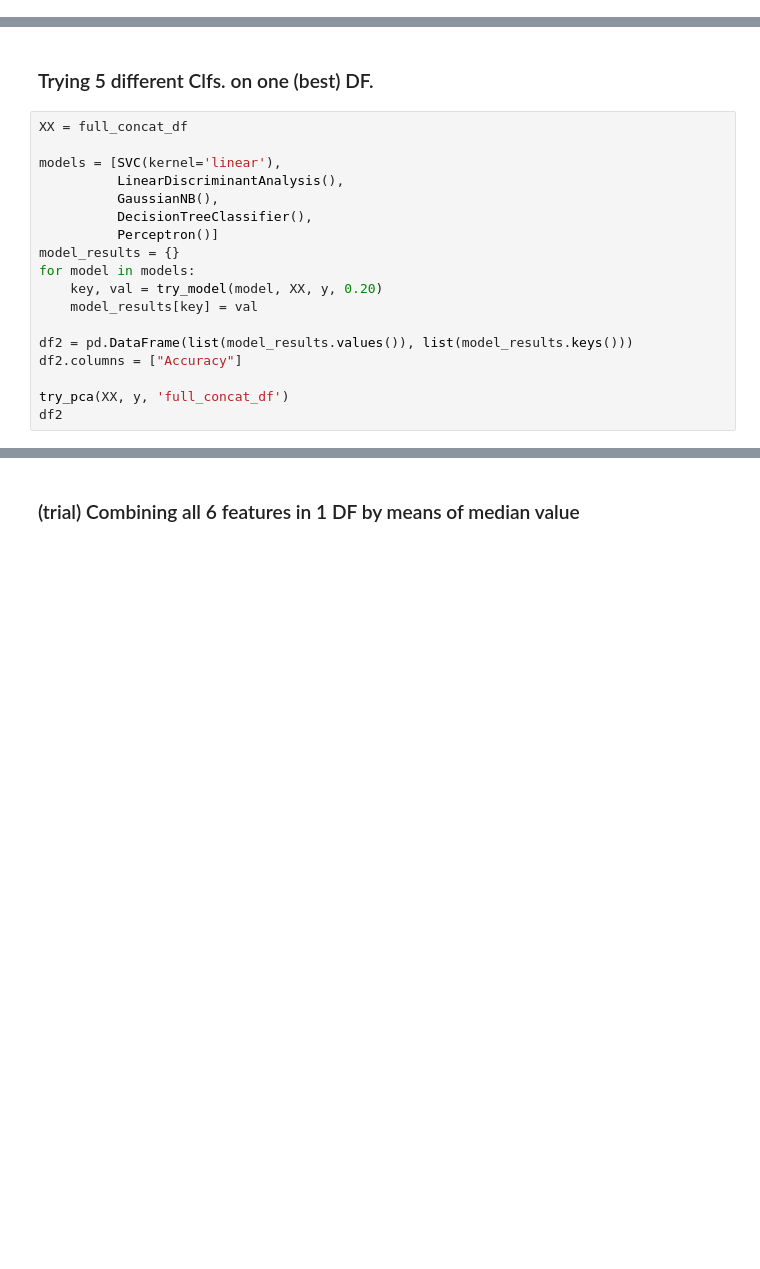
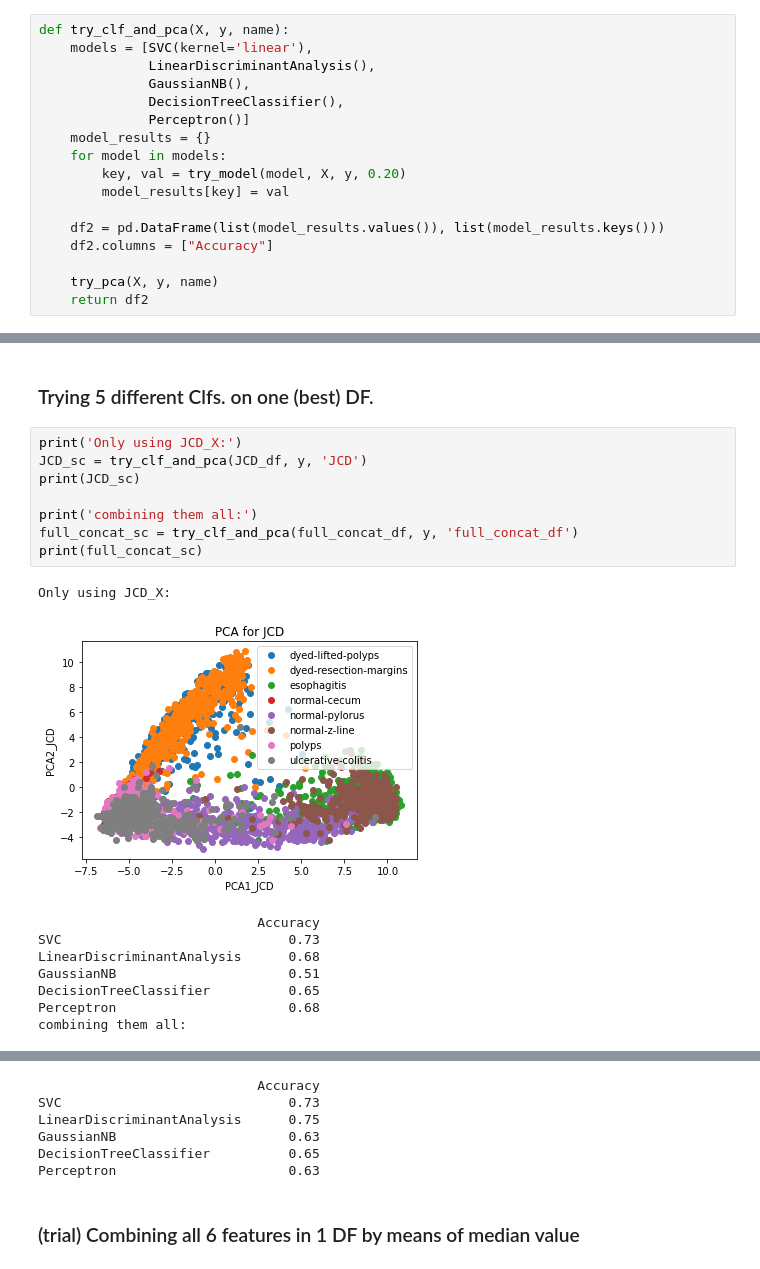
Before and after one commit to ruwaa-mohamed/kvasir-clf, a Jupyter notebook: main.ipynb, the cells around one changed output, grey strips where cells are left out. Drawn from its saved outputs; the diff is of its cells as text; blank space fills up the shorter version.

```diff
--- a/main.ipynb
+++ b/main.ipynb
@@ -173,6 +173,23 @@ def try_pca(X, y, X_name):
     plt.ylabel('PCA2_' + X_name)
     plt.savefig('pcas/PCA_'+ X_name + '.png')
     plt.show()
+# %%
+def try_clf_and_pca(X, y, name):
+    models = [SVC(kernel='linear'),
+              LinearDiscriminantAnalysis(),
+              GaussianNB(),
+              DecisionTreeClassifier(),
+              Perceptron()]
+    model_results = {}
+    for model in models:
+        key, val = try_model(model, X, y, 0.20)
+        model_results[key] = val
+
+    df2 = pd.DataFrame(list(model_results.values()), list(model_results.keys()))
+    df2.columns = ["Accuracy"]
+
+    try_pca(X, y, name)
+    return df2
 # %% [markdown]
 ### Preparing the DFs into X and y for clf.
 # %%
@@ -187,21 +204,21 @@ AutoColorCorrelogram_X = AutoColorCorrelogram_df.drop(0, axis=1)
 PHOG_X = PHOG_df.drop(0, axis=1)
 # %% [markdown]
 ### Trying 5 different Clfs. on one (best) DF.
-# %%
-XX = full_concat_df
-
-models = [SVC(kernel='linear'),
-          LinearDiscriminantAnalysis(),
-          GaussianNB(),
-          DecisionTreeClassifier(),
-          Perceptron()]
-model_results = {}
-for model in models:
-    key, val = try_model(model, XX, y, 0.20)
-    model_results[key] = val
-
-df2 = pd.DataFrame(list(model_results.values()), list(model_results.keys()))
-df2.columns = ["Accuracy"]
-
-try_pca(XX, y, 'full_concat_df')
-df2
+# %%
+print('Only using JCD_X:')
+JCD_sc = try_clf_and_pca(JCD_df, y, 'JCD')
+print(JCD_sc)
+
+print('combining them all:')
+full_concat_sc = try_clf_and_pca(full_concat_df, y, 'full_concat_df')
+print(full_concat_sc)
+# %% [output]
+Only using JCD_X:
+[figure, added]
+                            Accuracy
+SVC                             0.73
+LinearDiscriminantAnalysis      0.68
+GaussianNB                      0.51
+DecisionTreeClassifier          0.65
+Perceptron                      0.68
+combining them all:
@@ -208,3 +226,9 @@ df2
+                            Accuracy
+SVC                             0.73
+LinearDiscriminantAnalysis      0.75
+GaussianNB                      0.63
+DecisionTreeClassifier          0.65
+Perceptron                      0.63
 # %% [markdown]
 ### (trial) Combining all 6 features in 1 DF by means of median value
 # %%
```
Also changed, not shown: parts of 1 cell of this notebook.
